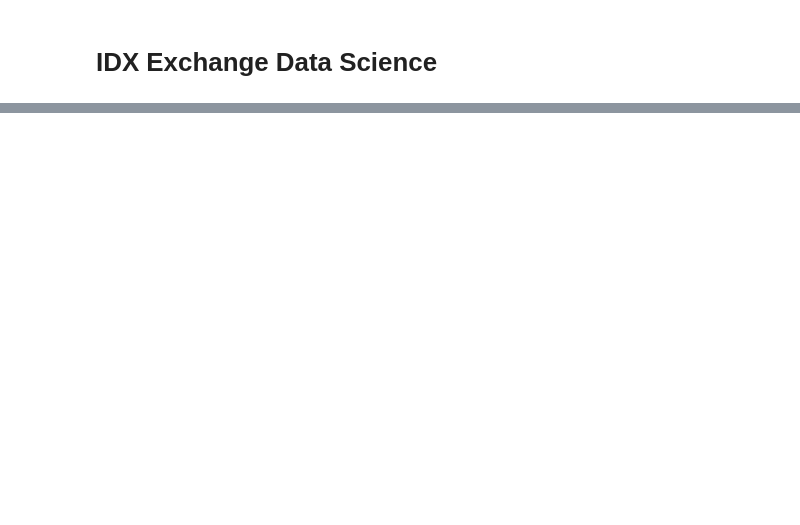
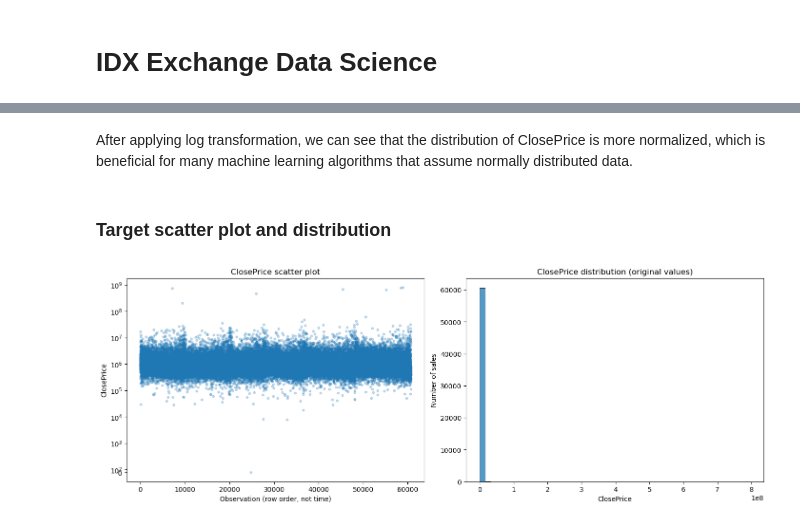
Before and after one commit to dairalmerino/IDX-Exchange-Data-Science, a Jupyter notebook: 01_exploration.ipynb, the cells around one changed output, grey strips where cells are left out. Saved outputs shown, nothing was run; the diff lists cells and outputs as text; code cells hidden in the pictures; blank space fills up the shorter version.

```diff
--- a/01_exploration.ipynb
+++ b/01_exploration.ipynb
@@ -67,0 +166,25 @@ count  19085.000000  17774.000000  1.906600e+04  19088.000000
+# %% [markdown]
+After applying log transformation, we can see that the distribution of ClosePrice is more normalized, which is beneficial for many machine learning algorithms that assume normally distributed data.
+# %% [markdown]
+### Target scatter plot and distribution
+# %%
+# Scatter shows price spread across rows; histogram shows frequency.
+prices = pd.to_numeric(plot_df[target_column], errors="coerce")
+prices = prices.replace([np.inf, -np.inf], np.nan).dropna().reset_index(drop=True)
+
+if prices.empty:
+    raise ValueError("The target column has no valid numeric values.")
+
+fig, axes = plt.subplots(1, 2, figsize=(14, 5), constrained_layout=True)
+axes[0].scatter(prices.index, prices, alpha=0.25, s=10)
+axes[0].set(xlabel="Observation (row order, not time)", ylabel=target_column,
+            title=f"{target_column} scatter plot")
+
+# This scale preserves zero, negative values, and large outliers.
+axes[0].set_yscale("symlog", linthresh=1000)
+sns.histplot(prices, bins=50, ax=axes[1])
+axes[1].set(xlabel=target_column, ylabel="Number of sales",
+            title=f"{target_column} distribution (original values)")
+plt.show()
+# %% [output]
+[figure, added]
```
Also changed, not shown: parts of 23 cells of this notebook, 1 other file.
